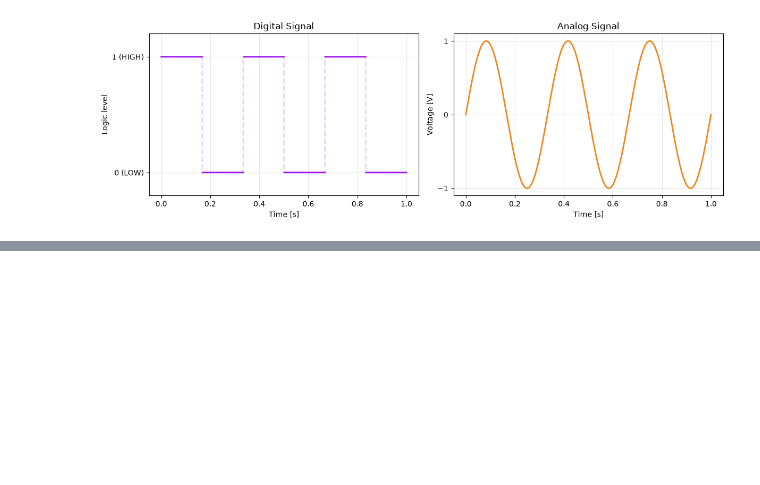
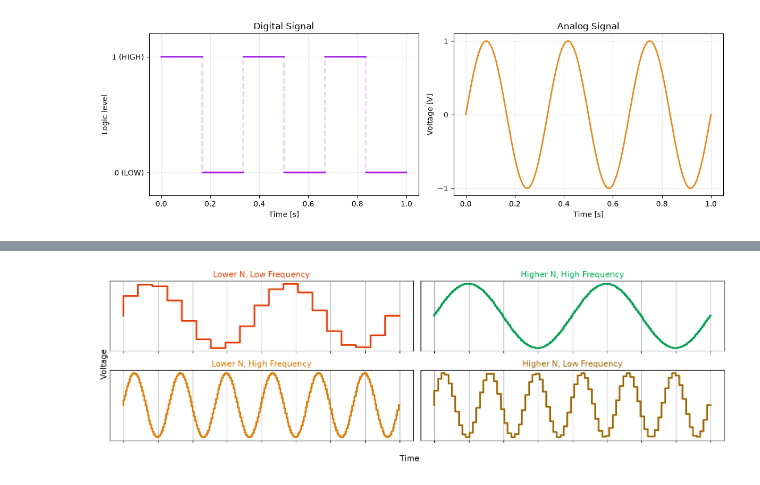
Before and after one commit to NB-TUDelft/Electronic_Instrumentation, a Jupyter notebook: book/manuals/intros/alpaca2/signals.ipynb, the cells around one changed output, grey strips where cells are left out. Cells and saved outputs as stored; diff of their text form; code cells hidden in the pictures; blank space fills up the shorter version.

```diff
--- a/book/manuals/intros/alpaca2/signals.ipynb
+++ b/book/manuals/intros/alpaca2/signals.ipynb
@@ -261,0 +367,41 @@ voltage = adc0.read_u16() * -3.3 / 2**16
+# %%
+import matplotlib.pyplot as plt
+import numpy as np
+
+plt.rcParams.update({'font.size': 12})
+
+fig, ((ax1, ax2), (ax3, ax4)) = plt.subplots(2, 2, figsize=(16, 5), sharex=True, sharey=True)
+
+axs: list[plt.Axes] = [ax1, ax2, ax3, ax4] # type: ignore
+
+for ax in axs:
+    ax.xaxis.set_major_formatter(plt.NullFormatter())
+    ax.set_yticks([])
+
+    ax.grid()
+
+high_freq = np.pi * 6
+low_freq = np.pi * 2
+
+lower_n = np.linspace(0, 2, 20)
+higher_n = np.linspace(0, 2, 80)
+higher_n3 = np.linspace(0, 2, 80 * 3)
+
+ax1.step(lower_n, np.sin(low_freq * lower_n), linewidth=3, color="#e43d05")
+ax1.set_title("Lower N, Low Frequency", color="#e43d05")
+
+ax2.step(higher_n3, np.sin(low_freq * higher_n3), linewidth=3, color="#009d4f")
+ax2.set_title("Higher N, High Frequency", color="#00b058")
+
+ax3.step(higher_n3, np.sin(high_freq * higher_n3), linewidth=3, color="#dd7a00")
+ax3.set_title("Lower N, High Frequency", color="#dd7a00")
+
+ax4.step(higher_n, np.sin(high_freq * higher_n), linewidth=3, color="#9d6600")
+ax4.set_title("Higher N, Low Frequency", color="#9d6600")
+
+fig.supxlabel("Time")
+fig.supylabel("Voltage")
+
+fig.tight_layout();
+# %% [output]
+[figure, added]
```
Also changed, not shown: parts of 3 cells of this notebook, 5 other files.
